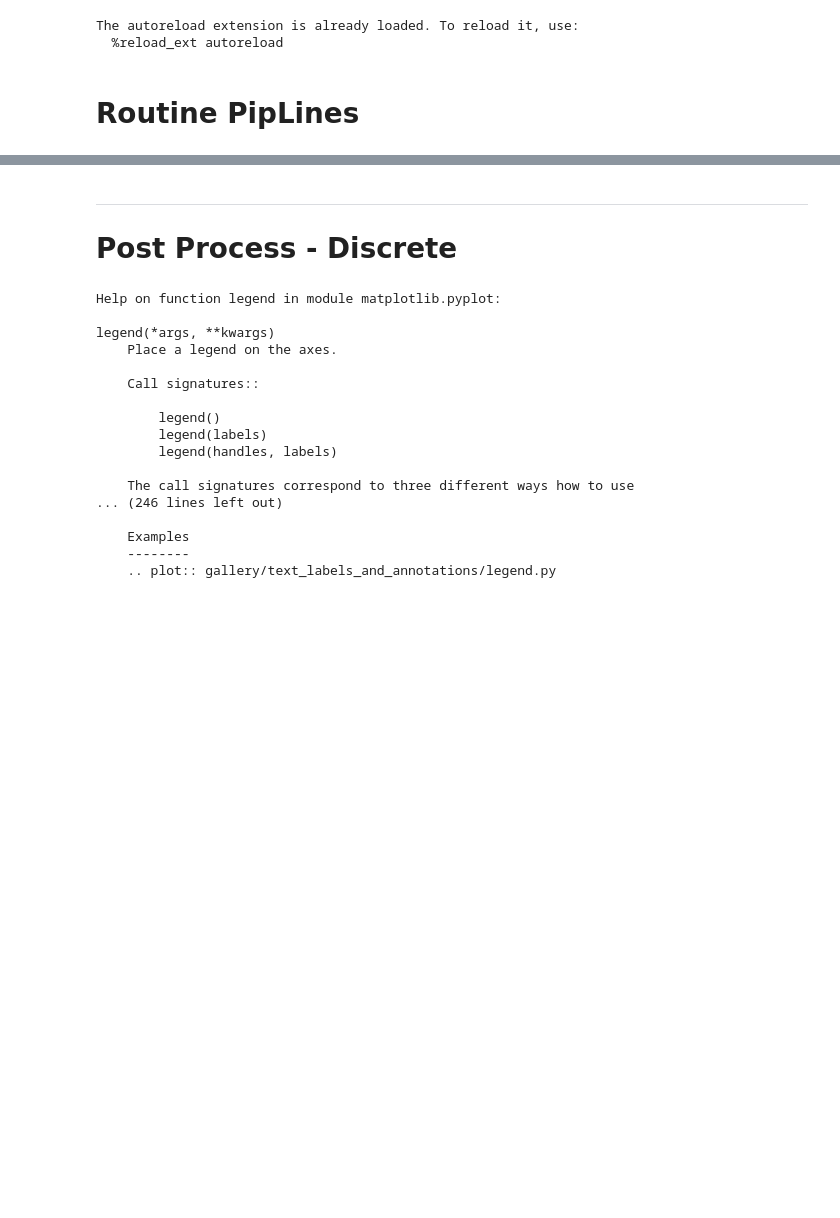
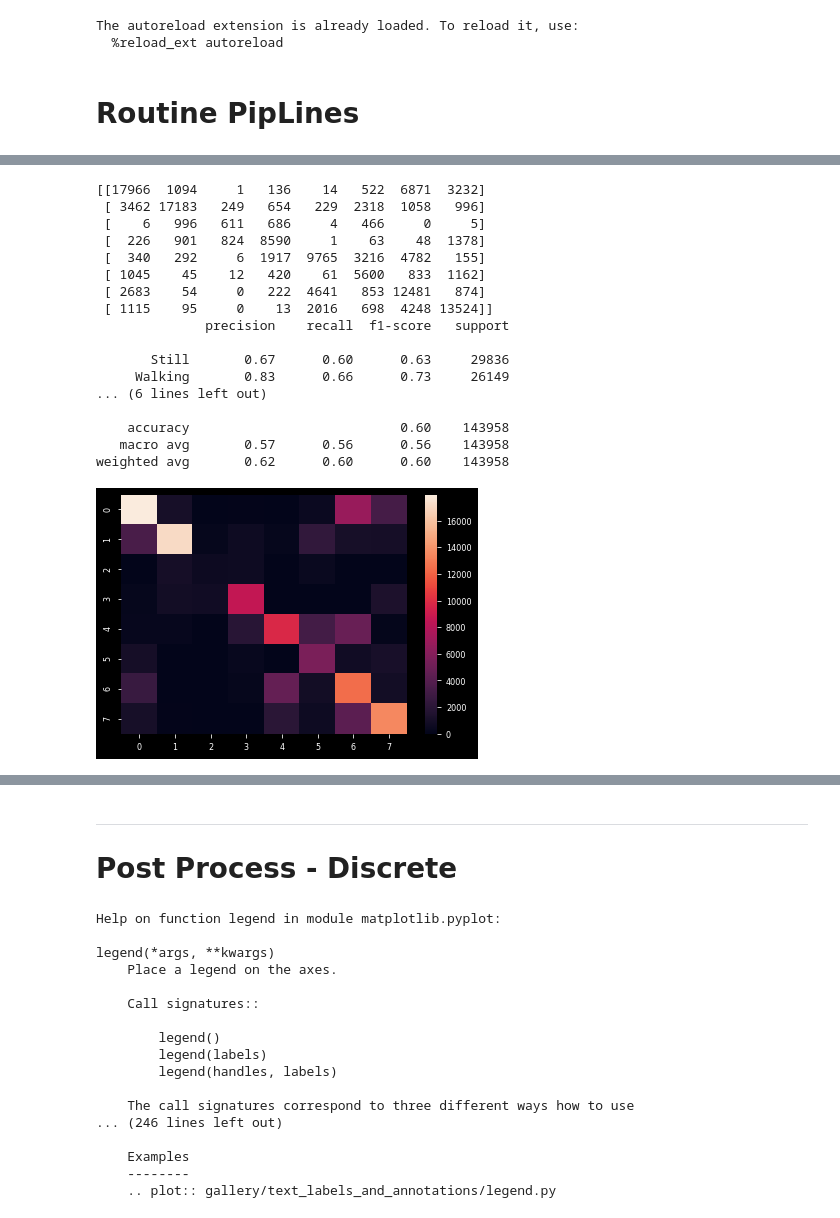
Before and after one commit to Ryanna-github/SHL2021, a Jupyter notebook: 2021-05-31_post_process.ipynb, the cells around one changed output, grey strips where cells are left out. Saved outputs shown, nothing was run; the diff lists cells and outputs as text; code cells hidden in the pictures; blank space fills up the shorter version.

```diff
--- a/2021-05-31_post_process.ipynb
+++ b/2021-05-31_post_process.ipynb
@@ -120,0 +149,21 @@ def plot_box(y, pred):
+# %%
+helper.evaluate(y_val, pred_rf, normalize=False)
+# %% [output]
+[[17966  1094     1   136    14   522  6871  3232]
+ [ 3462 17183   249   654   229  2318  1058   996]
+ [    6   996   611   686     4   466     0     5]
+ [  226   901   824  8590     1    63    48  1378]
+ [  340   292     6  1917  9765  3216  4782   155]
+ [ 1045    45    12   420    61  5600   833  1162]
+ [ 2683    54     0   222  4641   853 12481   874]
+ [ 1115    95     0    13  2016   698  4248 13524]]
+              precision    recall  f1-score   support
+
+       Still       0.67      0.60      0.63     29836
+     Walking       0.83      0.66      0.73     26149
+... (6 lines left out)
+
+    accuracy                           0.60    143958
+   macro avg       0.57      0.56      0.56    143958
+weighted avg       0.62      0.60      0.60    143958
+[figure, added]
```
Also changed, not shown: parts of 8 cells of this notebook, 1 other file.
